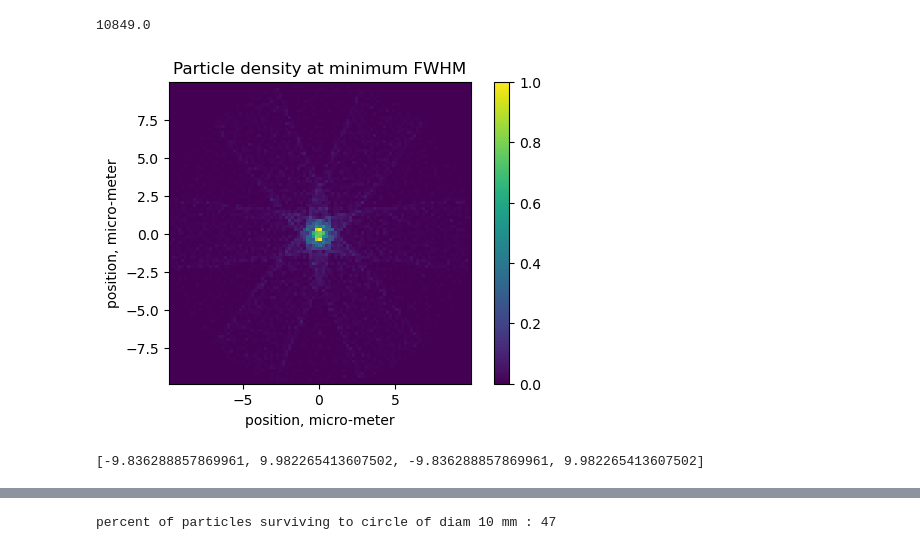
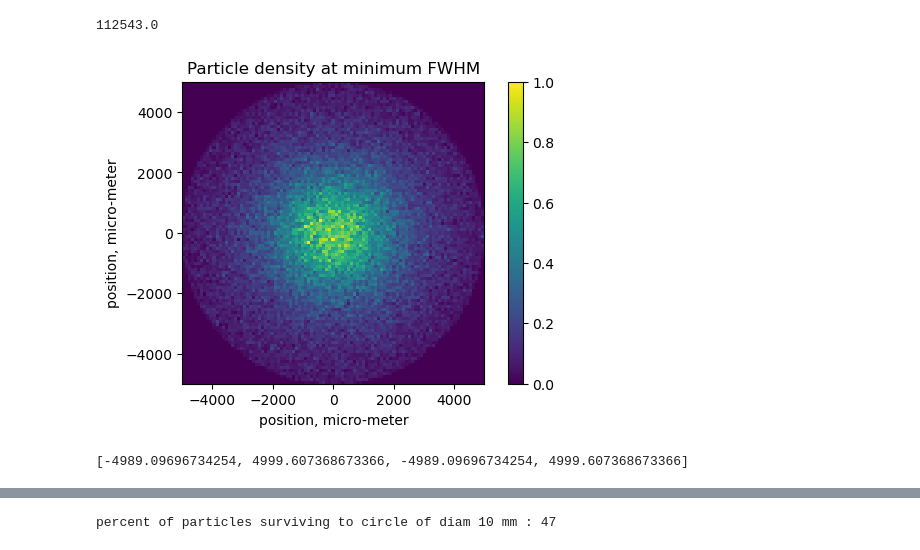
Before and after one commit to BillyTheKidPhysicist/storageRing, a Jupyter notebook: storageRingModel/analysis/collectorLensAnalysis.ipynb, the cells around one changed output, grey strips where cells are left out. Saved outputs shown, nothing was run; the diff lists cells and outputs as text; code cells hidden in the pictures.

```diff
--- a/storageRingModel/analysis/collectorLensAnalysis.ipynb
+++ b/storageRingModel/analysis/collectorLensAnalysis.ipynb
@@ -22,3 +22,15 @@ print(ap)
+# %%
+x_lens_input=.72
+rp=.05
+def is_Particle_Valid_geom(qi,pi):
+    """Does a particle even survive the lens geometry"""
+    dt=(x_lens_input-qi[0])/pi[0]
+    q_lens=qi+pi*dt
+    r=np.sqrt(q_lens[1]**2+q_lens[2]**2) #get radius using y and z
+    if r<=rp:
+        return True
+    else:
+        return False
 # %%
 def rotate_swarm(swarm):
     for particle in swarm:
@@ -29,13 +41,21 @@ def make_point_source_swarm(num_particles):
     rotate_swarm(swarm)
     return swarm
 def make_simulated_swarm(num_particles):
-    file='/Users/williamdebenham/Desktop/storageRing/storageRing/storageRingModel/massiveSwarms/300millionParticles_Theory.txt'
+    file='/Users/williamdebenham/Desktop/storageRing/storageRing/storageRingModel/massiveSwarms/100millionParticles_3mk.txt'
     particle_data=np.loadtxt(file)
     np.random.shuffle(particle_data)
     swarm_initial=Swarm()
-    for data in particle_data[:num_particles]:
+    delta_vx=-3.0
+    i=0
+    for data in particle_data:
+        i+=1
         x,y,z,px,py,pz=data
-        swarm_initial.add_new_particle(np.array([x,y,z]),np.array([px,py,pz]))
+        px+=delta_vx
+        qi,pi=np.array([x,y,z]),np.array([px,py,pz])
+        if is_Particle_Valid_geom(qi,pi):
+            swarm_initial.add_new_particle(qi=qi,pi=pi)
+            if len(swarm_initial)==num_particles:
+                break
     return swarm_initial
 
 def make_small_source_swarm(num_particles):
@@ -70,17 +90,12 @@ from ParticleClass import Swarm
 
 def trace_swarm(num_particles_to_trace,source_type='point'):
     swarm_initial=make_swarm(num_particles_to_trace,source_type)
-    work_size=300_000
-    swarm_traced=Swarm()
-    while len(swarm_initial)>0:
-        print(len(swarm_initial))
-        swarm_to_trace=transfer_particles_to_new_swarm(swarm_initial,work_size)
-        swarm_traced_small=st.trace_swarm_through_lattice(swarm_to_trace,5e-6,1.0,parallel=True,use_fast_mode=True,steps_per_logging=10,accelerated=True)
-        swarm_traced.particles.extend(swarm_traced_small.particles)
+    work_size=500_000
+    swarm_traced=st.trace_swarm_through_lattice(swarm_initial,5e-6,1.0,parallel=False,use_fast_mode=True,steps_per_logging=10,accelerated=True)
     return swarm_traced
 t=time.time()
-num_particles_approx=10_000_000
-source_type='point'
+num_particles_approx=30_000_000
+source_type='simulated'
 swarm_traced=trace_swarm(num_particles_approx,source_type=source_type)
 num_particles=len(swarm_traced)
 analyzer=CollectorSwarmAnalyzer(swarm_traced,lattice)
@@ -196,31 +221,31 @@ plt.show()
 # %%
 %matplotlib inline
-x_interp=1.894
-r_max_fwhm=.01
+x_interp=1.76
+r_max_fwhm=5
 y_vals,z_vals=analyzer.interpolate(x_interp,max_radius_mm=r_max_fwhm)
 num_bins=100
 bins=np.linspace(y_vals.min(),y_vals.max(),num_bins)
 image,binx,biny=np.histogram2d(y_vals,z_vals,bins=bins)
 print(np.sum(image))
 binx=binx*1e3
 biny=biny*1e3
 image=image/image.max()
 image=np.rot90(image)
 plt.figure(dpi=100)
 plt.title("Particle density at minimum FWHM")
 plt.imshow(image,extent=[binx.min(),binx.max(),biny.min(),biny.max()])
 plt.xlabel("position, micro-meter")
 plt.ylabel("position, micro-meter")
 plt.colorbar()
 plt.show()
 # r_arr=np.sqrt(y_vals**2+z_vals**2)
 # plt.hist(r_arr,bins=50)
 # plt.show()
 [binx.min(),binx.max(),biny.min(),biny.max()]
 # %% [output]
-10849.0
+112543.0
-[figure, old version]
+[figure, new version]
-[-9.836288857869961, 9.982265413607502, -9.836288857869961, 9.982265413607502]
+[-4989.09696734254, 4999.607368673366, -4989.09696734254, 4999.607368673366]
 # %%
 # cumulative particle distribution
 %matplotlib inline
```
Also changed, not shown: parts of 19 cells of this notebook, 10 other files.
